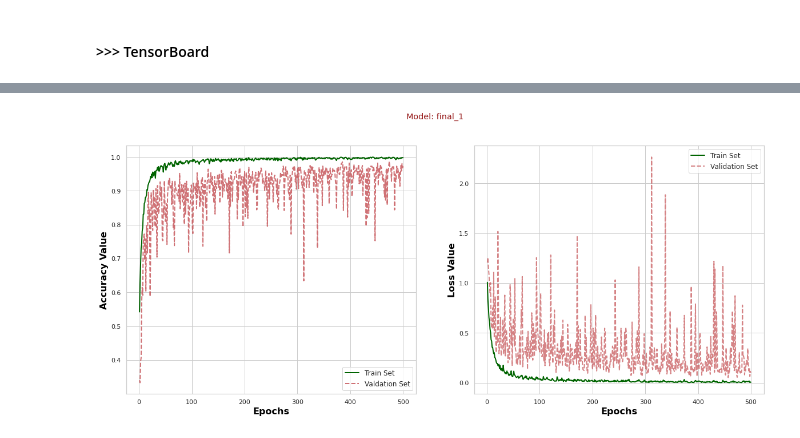
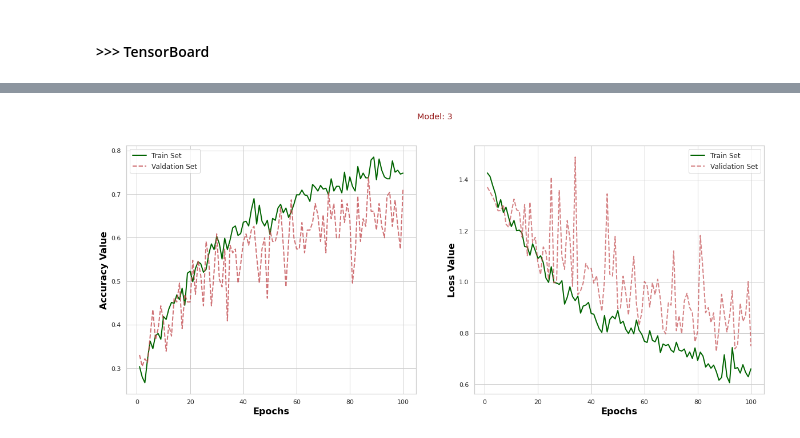
Before and after one commit to mertgulexe/AI_projects, a Jupyter notebook: facial_sentiment_analysis/first_model.ipynb, the cells around one changed output, grey strips where cells are left out. Saved outputs shown, nothing was run; the diff lists cells and outputs as text; code cells hidden in the pictures.

```diff
--- a/facial_sentiment_analysis/first_model.ipynb
+++ b/facial_sentiment_analysis/first_model.ipynb
@@ -252,25 +239,34 @@ We have only a couple of convolutional and a pooling layer in the baseline model
 # %%
 model = models.Sequential()
 model.add(layers.Conv2D(filters=32,
+                        padding="same",
                         kernel_size=(3, 3),
                         activation="relu",
                         input_shape=X_train.shape[1:]))
+model.add(layers.BatchNormalization())
 model.add(layers.MaxPooling2D((2, 2)))
-# model.add(layers.Dropout(0.3))
-# model.add(layers.BatchNormalization())
-model.add(layers.Conv2D(filters=32,
-                        kernel_size=(3, 3),
-                        activation="relu"))
+model.add(layers.Dropout(0.50))
+
+model.add(layers.Conv2D(filters=64,
+                        padding="same",
+                        activation="relu",
+                        kernel_size=(3, 3)))
+model.add(layers.BatchNormalization())
 model.add(layers.MaxPooling2D((2, 2)))
-# model.add(layers.Dropout(0.5))
-model.add(layers.Conv2D(filters=32,
-                        kernel_size=(3, 3),
-                        activation="relu"))
+model.add(layers.Dropout(0.50))
+
+model.add(layers.Conv2D(filters=128,
+                        padding="same",
+                        activation="relu",
+                        kernel_size=(3, 3)))
+model.add(layers.BatchNormalization())
 model.add(layers.MaxPooling2D((2, 2)))
-# model.add(layers.BatchNormalization())
+model.add(layers.Dropout(0.50))
+
 model.add(layers.Flatten())
-model.add(layers.Dense(32, activation="relu"))
-model.add(layers.Dense(3, activation="softmax", name="Output_Layer"))
+model.add(layers.Dense(16, activation="relu"))
+model.add(layers.Dense(4, activation="softmax", name="Output_Layer"))
+
 model.summary()
 # %% [output]
 Model: "sequential"
@@ -295,5 +289,5 @@ When/If needed, we are going to change the parameters in these functions. <br>Ot
 # %%
-def compile_model(model_number="(null)"):
+def compile_model(model_number="(null)", epochs=100):
     model.compile(optimizer="adam",
                 loss="sparse_categorical_crossentropy",
                 metrics=["accuracy"])
@@ -302,11 +296,12 @@ def compile_model(model_number="(null)"):
     my_log_dir = os.path.join("my_log_dir",
                         datetime.datetime.now().strftime("%Y-%m-%d_%H.%M.%S" +
                                                          model_number))
-    tensorboard_callbacks = TensorBoard(log_dir=my_log_dir, histogram_freq=1)
+    tensorboard_callbacks = TensorBoard(log_dir=my_log_dir,
+                                        histogram_freq=1)
     # fit the set:
     model_history = model.fit(train_generator,
-                    batch_size=32,
-                    epochs=500,
+                    batch_size=2,
+                    epochs=epochs,
                     verbose=0,
                     validation_data=validation_generator,
                     callbacks=[tensorboard_callbacks]
@@ -517,5 +444,5 @@ WARNING:tensorflow:Callbacks method `on_train_batch_end` is slow compared to the
 # %%
-display_graph("final_1")
+display_graph("3")
 # %% [output]
-[figure, old version]
+[figure, new version]
 # %%
```
Also changed, not shown: parts of 33 cells of this notebook, 2 other files.
